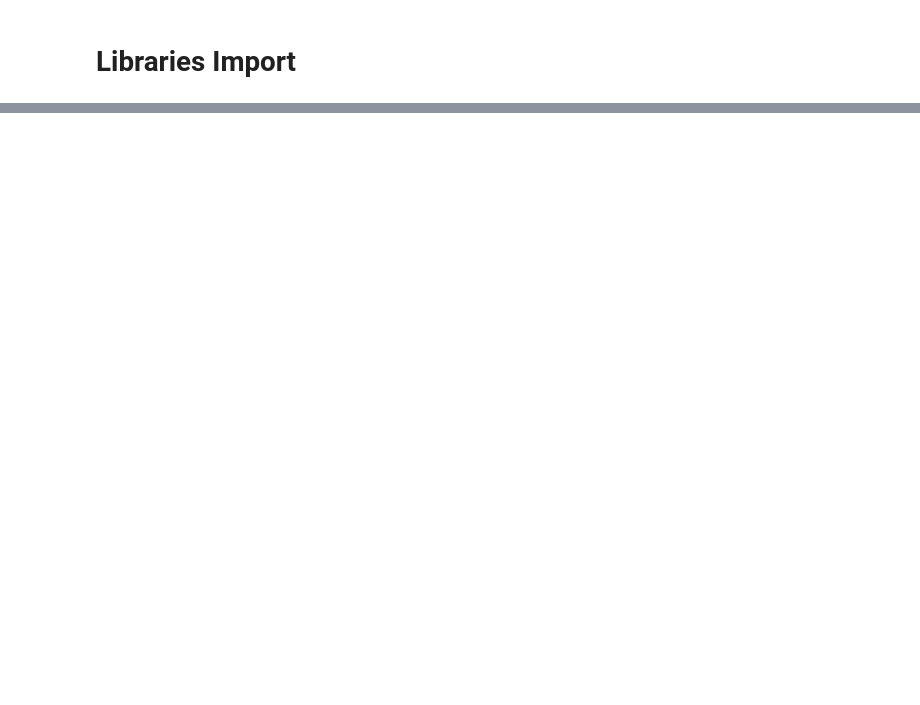
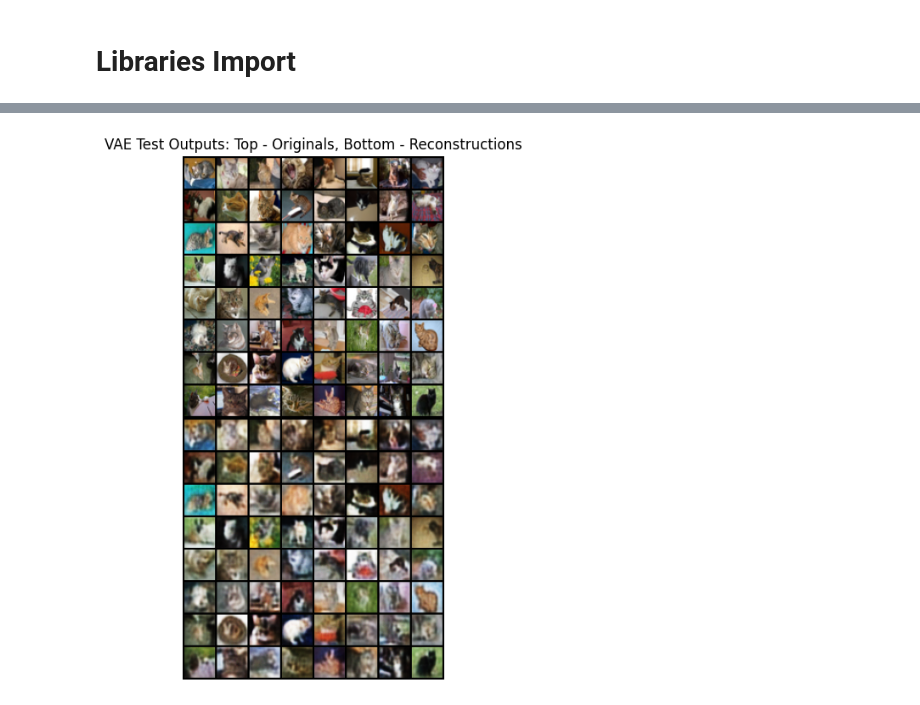
Before and after one commit to zianahmed/VAE-vs-GAN-CIFAR-10, a Jupyter notebook: Training.ipynb, the cells around one changed output, grey strips where cells are left out. Saved outputs shown, nothing was run; the diff lists cells and outputs as text; code cells hidden in the pictures; blank space fills up the shorter version.

```diff
--- a/Training.ipynb
+++ b/Training.ipynb
@@ -483,0 +412,21 @@ plt.show()
+# %%
+# ----- Testing VAE Outputs on Test Set -----
+vae.eval()
+with torch.no_grad():
+    test_batch, _ = next(iter(test_dataloader))
+    test_batch = test_batch.to(device)
+    recon_test, _, _ = vae(test_batch)
+    test_denorm = (test_batch + 1) / 2
+    recon_denorm = (recon_test + 1) / 2
+    grid_orig = make_grid(test_denorm, nrow=8)
+    grid_recon = make_grid(recon_denorm, nrow=8)
+    combined_test = torch.cat([grid_orig, grid_recon], dim=1)
+
+    plt.figure(figsize=(16,8))
+    plt.title("VAE Test Outputs: Top - Originals, Bottom - Reconstructions")
+    plt.imshow(np.transpose(combined_test.cpu().numpy(), (1, 2, 0)))
+    plt.axis("off")
+    plt.show()
+    save_image(combined_test, "vae_test_outputs.png", normalize=True)
+# %% [output]
+[figure, added]
```
Also changed, not shown: parts of 38 cells of this notebook.
